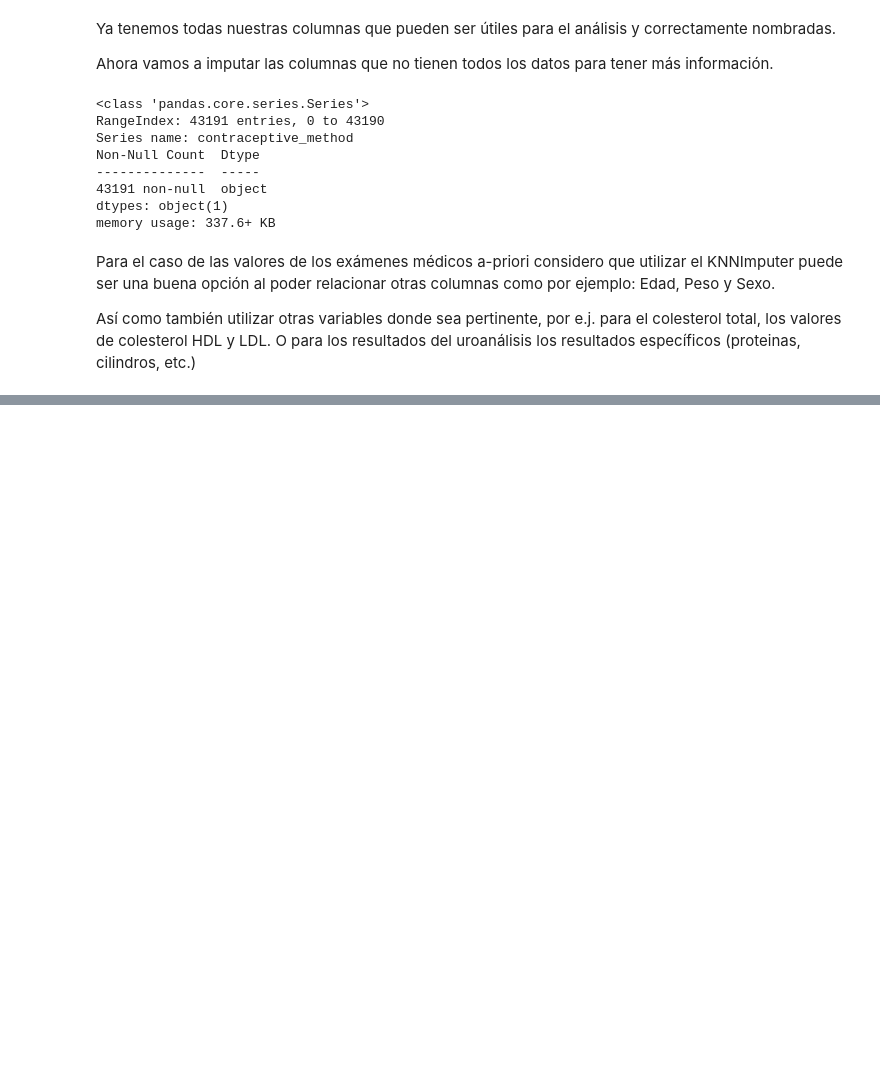
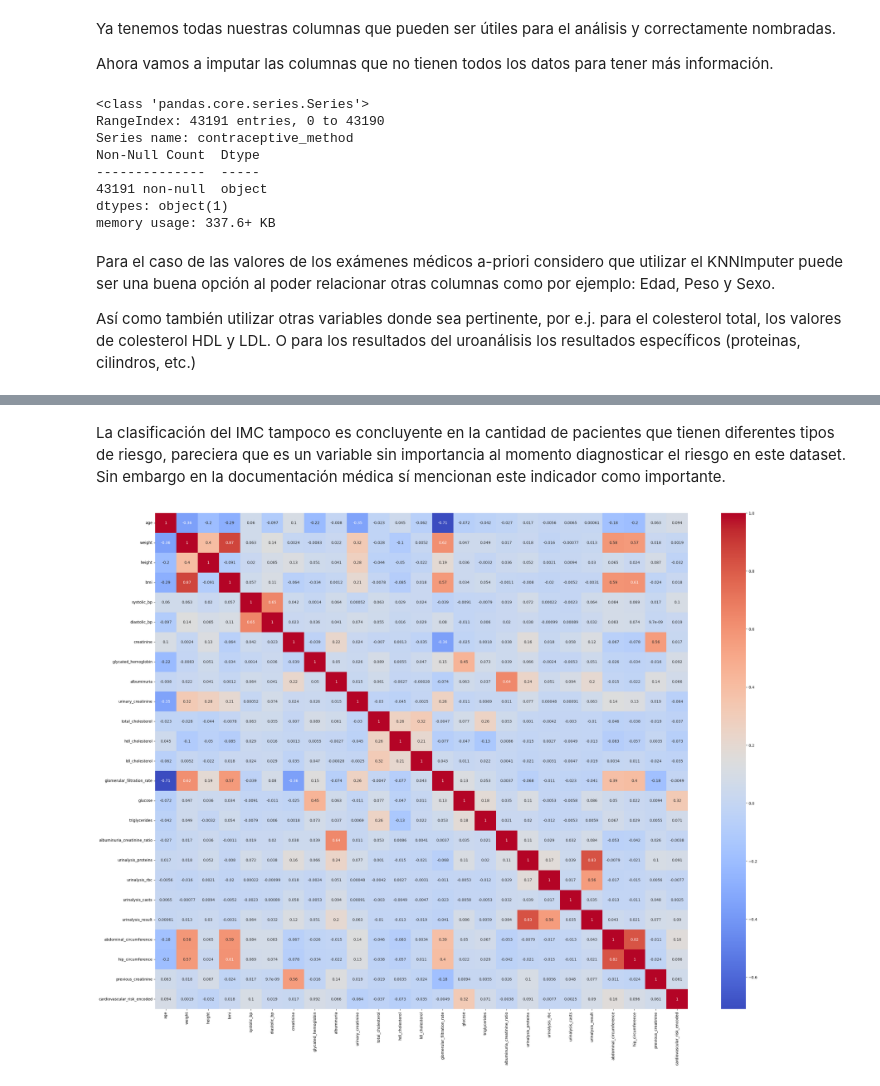
Before and after one commit to Alvamad/miaa-eda1, a Jupyter notebook: Taller3_AnalisisBivariado.ipynb, the cells around one changed output, grey strips where cells are left out. Cells and saved outputs as stored; diff of their text form; code cells hidden in the pictures; blank space fills up the shorter version.

```diff
--- a/Taller3_AnalisisBivariado.ipynb
+++ b/Taller3_AnalisisBivariado.ipynb
@@ -447,0 +447,19 @@ df['contraceptive_method'] = df['contraceptive_method'].apply(lambda x: 0 if x i
+# %% [markdown]
+La clasificación del IMC tampoco es concluyente en la cantidad de pacientes que tienen diferentes tipos de riesgo, pareciera que es un variable sin importancia al momento diagnosticar el riesgo en este dataset. Sin embargo en la documentación médica sí mencionan este indicador como importante.
+# %%
+risk_mapping = {'BAJO': 0, 'MODERADO': 1, 'ALTO': 2, 'MUY ALTO': 3}
+
+df['cardiovascular_risk_encoded'] = df['cardiovascular_risk'].map(risk_mapping)
+
+numeric_df = df.select_dtypes(include=['number'])
+numeric_df.drop(columns=['last_seen_year', 'contraceptive_method'], inplace=True)
+
+corr = numeric_df.corr()
+
+fig, ax = plt.subplots(figsize=(32, 24))
+
+sns.heatmap(corr, annot=True, cmap='coolwarm', ax=ax)
+
+plt.show()
+# %% [output]
+[figure, added]
```
Also changed, not shown: parts of 16 cells of this notebook.
